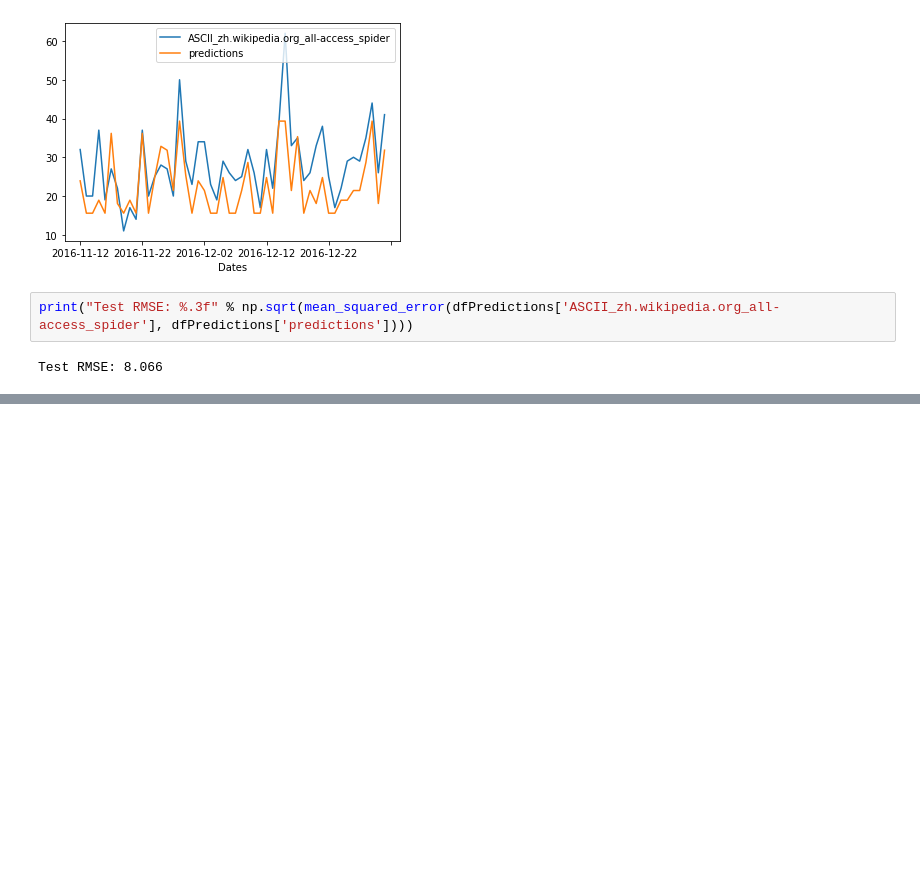
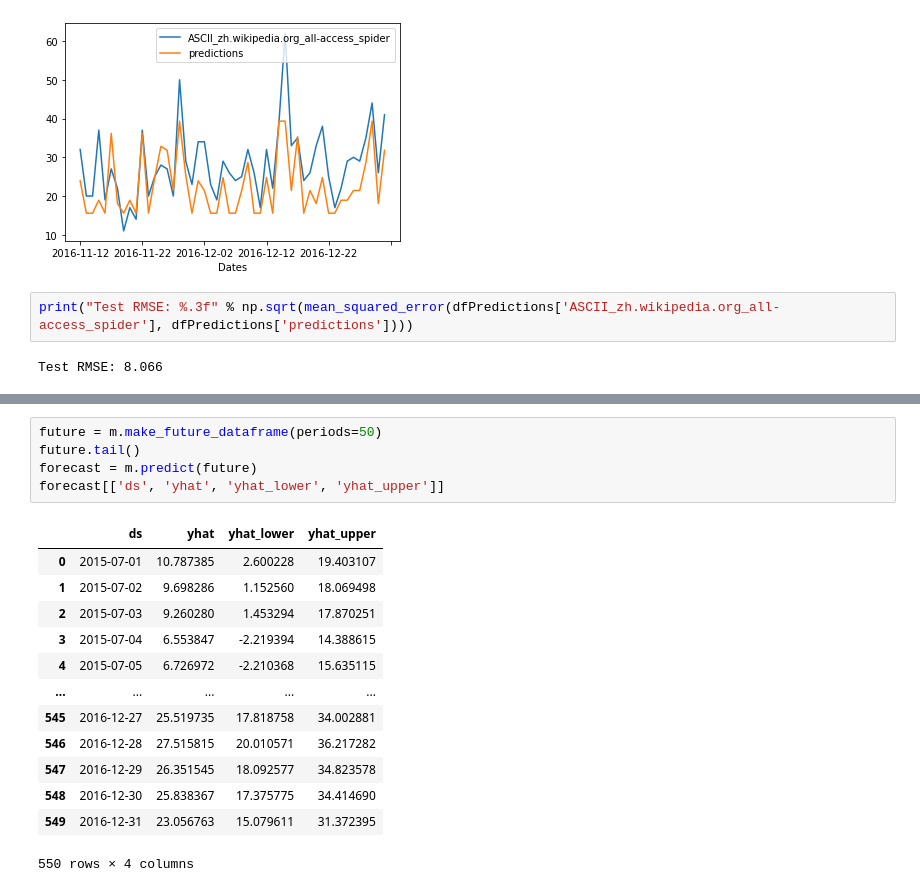
Before and after one commit to HugoTodeschini/ArtefactBenchmarkForecastingModel, a Jupyter notebook: Exploration data set.ipynb, the cells around one changed output, grey strips where cells are left out. Saved outputs shown, nothing was run; the diff lists cells and outputs as text; blank space fills up the shorter version.

```diff
--- a/Exploration data set.ipynb
+++ b/Exploration data set.ipynb
@@ -325,0 +359,19 @@ Test RMSE: 8.066
+# %%
+future = m.make_future_dataframe(periods=50)
+future.tail()
+forecast = m.predict(future)
+forecast[['ds', 'yhat', 'yhat_lower', 'yhat_upper']]
+# %% [output]
+|  | ds | yhat | yhat_lower | yhat_upper |
+| 0 | 2015-07-01 | 10.787385 | 2.600228 | 19.403107 |
+| 1 | 2015-07-02 | 9.698286 | 1.152560 | 18.069498 |
+| 2 | 2015-07-03 | 9.260280 | 1.453294 | 17.870251 |
+| 3 | 2015-07-04 | 6.553847 | -2.219394 | 14.388615 |
+| 4 | 2015-07-05 | 6.726972 | -2.210368 | 15.635115 |
+| ... | ... | ... | ... | ... |
+| 545 | 2016-12-27 | 25.519735 | 17.818758 | 34.002881 |
+| 546 | 2016-12-28 | 27.515815 | 20.010571 | 36.217282 |
+| 547 | 2016-12-29 | 26.351545 | 18.092577 | 34.823578 |
+| 548 | 2016-12-30 | 25.838367 | 17.375775 | 34.414690 |
+| 549 | 2016-12-31 | 23.056763 | 15.079611 | 31.372395 |
+550 rows × 4 columns
```
Also changed, not shown: parts of 7 cells of this notebook.
